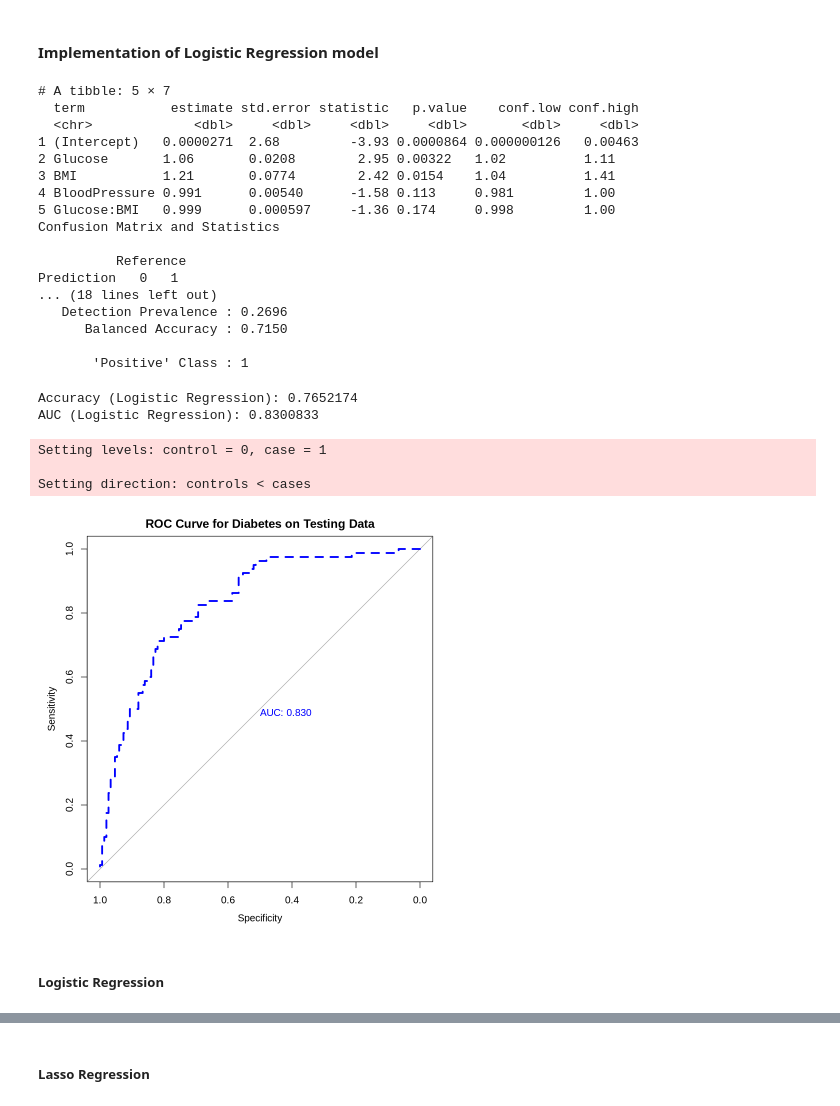
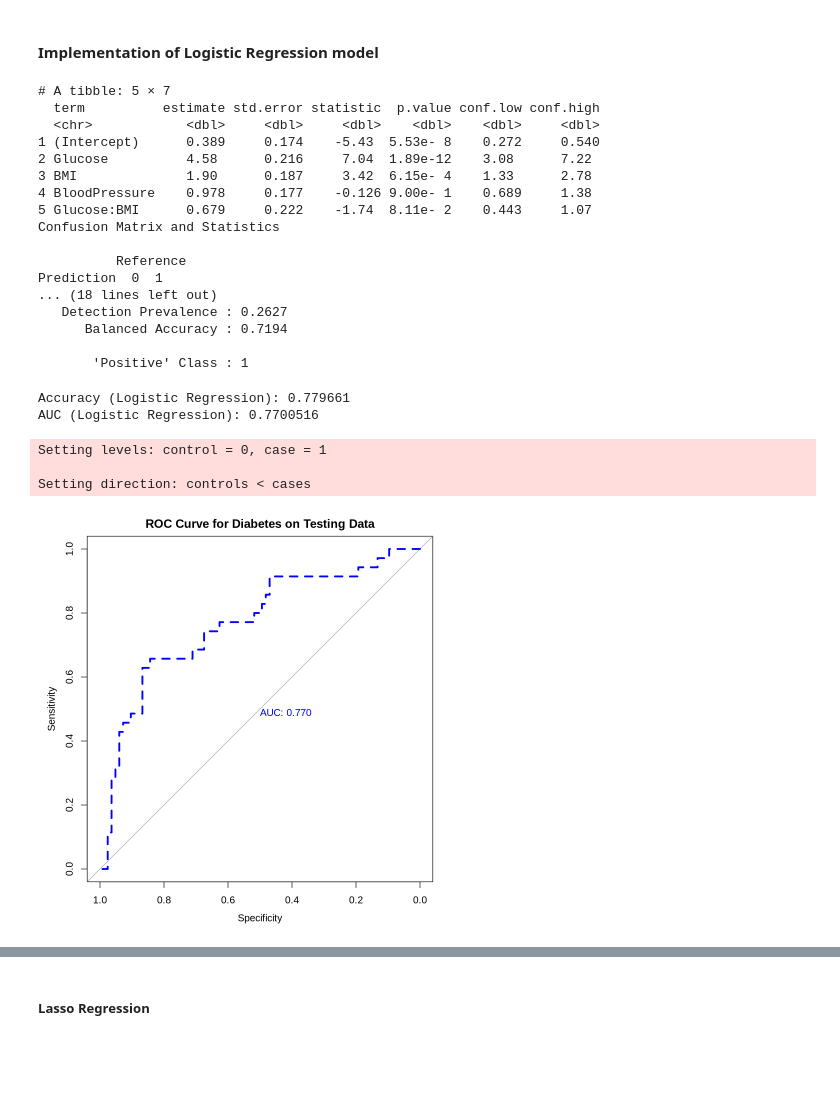
Before and after one commit to yoykyL/STAT301-Final-Report, a Jupyter notebook: Final_Report.ipynb, the cells around one changed output, grey strips where cells are left out. Cells and saved outputs as stored; diff of their text form; code cells hidden in the pictures; blank space fills up the shorter version.

```diff
--- a/Final_Report.ipynb
+++ b/Final_Report.ipynb
@@ -388,85 +392,76 @@ Prediction  0  1
 # %% [markdown]
 #### Implementation of Logistic Regression model
 # %%
-# Main Developer: Chris
+# Main Developer: Christopher Mok
 
 # Convert "Outcome" to a factor to differentiate between categories
 diabetes_data$Outcome <- as.factor(diabetes_data$Outcome)
 
-# Split data into training and testing sets
-set.seed(123)
-train_index <- createDataPartition(diabetes_data$Outcome, p = 0.7, list = FALSE)
-train_data <- diabetes_data[train_index, ]
-test_data <- diabetes_data[-train_index, ]
-
 # Estimation: Fit logistic regression model
-log_model <- glm(Outcome ~ Glucose + BMI + BloodPressure + Glucose:BMI, data = train_data, family = "binomial")
+log_model <- glm(Outcome ~ Glucose + BMI + BloodPressure + Glucose:BMI, data = diabetes_train, family = "binomial")
 
 # Inference: Summarize model results with odds ratios and confidence intervals
 model_summary <- tidy(log_model, exponentiate = TRUE, conf.int = TRUE)
 print(model_summary)
 
 # Prediction: Predict outcomes on test data
-pred_probs <- predict(log_model, newdata = test_data, type = "response")
+pred_probs <- predict(log_model, newdata = diabetes_test, type = "response")
 pred_classes <- ifelse(pred_probs > 0.5, 1, 0)
 
 # Create confusion matrix
-conf_matrix <- confusionMatrix(as.factor(pred_classes), as.factor(test_data$Outcome), positive = "1")
+conf_matrix <- confusionMatrix(as.factor(pred_classes), as.factor(diabetes_test$Outcome), positive = "1")
 print(conf_matrix)
 # %% [output]
 # A tibble: 5 × 7
-  term           estimate std.error statistic   p.value    conf.low conf.high
-  <chr>             <dbl>     <dbl>     <dbl>     <dbl>       <dbl>     <dbl>
-1 (Intercept)   0.0000271  2.68         -3.93 0.0000864 0.000000126   0.00463
-2 Glucose       1.06       0.0208        2.95 0.00322   1.02          1.11
-3 BMI           1.21       0.0774        2.42 0.0154    1.04          1.41
-4 BloodPressure 0.991      0.00540      -1.58 0.113     0.981         1.00
-5 Glucose:BMI   0.999      0.000597     -1.36 0.174     0.998         1.00
+  term          estimate std.error statistic  p.value conf.low conf.high
+  <chr>            <dbl>     <dbl>     <dbl>    <dbl>    <dbl>     <dbl>
+1 (Intercept)      0.389     0.174    -5.43  5.53e- 8    0.272     0.540
+2 Glucose          4.58      0.216     7.04  1.89e-12    3.08      7.22
+3 BMI              1.90      0.187     3.42  6.15e- 4    1.33      2.78
+4 BloodPressure    0.978     0.177    -0.126 9.00e- 1    0.689     1.38
+5 Glucose:BMI      0.679     0.222    -1.74  8.11e- 2    0.443     1.07
 Confusion Matrix and Statistics
 
           Reference
-Prediction   0   1
+Prediction  0  1
 ... (18 lines left out)
-   Detection Prevalence : 0.2696
-      Balanced Accuracy : 0.7150
+   Detection Prevalence : 0.2627
+      Balanced Accuracy : 0.7194
 
        'Positive' Class : 1
 # %%
-# Main Developer: Chris
+# Main Developer: Christopher Mok
 
 # Accuracy
 accuracy <- conf_matrix$overall["Accuracy"]
 cat("Accuracy (Logistic Regression):", accuracy, "\n")
 
 # AUC Calculation for Logistic Regression
-library(ROCR)
-log_roc_pred <- prediction(pred_probs, test_data$Outcome)
+log_roc_pred <- prediction(pred_probs, diabetes_test$Outcome)
 log_roc_perf <- performance(log_roc_pred, measure = "tpr", x.measure = "fpr")
 auc_log <- performance(log_roc_pred, measure = "auc")@y.values[[1]]
 cat("AUC (Logistic Regression):", auc_log, "\n")
 # %% [output]
-Accuracy (Logistic Regression): 0.7652174
-AUC (Logistic Regression): 0.8300833
+Accuracy (Logistic Regression): 0.779661
+AUC (Logistic Regression): 0.7700516
 # %%
-# Main Developer: Chris
+# Main Developer: Christopher Mok
 
 # ROC curve
 ROC_full_log_test <- roc(
-  response = test_data$Outcome,
+  response = diabetes_test$Outcome,
   predictor = pred_probs
 )
 plot(
   ROC_full_log_test,
   print.auc = TRUE,
   col = "blue",
   lwd = 3,
   lty = 2,
   main = "ROC Curve for Diabetes on Testing Data"
 )
 # %% [output]
 Setting levels: control = 0, case = 1
 
 Setting direction: controls < cases
-[figure, old version]
+[figure, new version]
-# %% [markdown]
-##### Logistic Regression
```
Also changed, not shown: parts of 13 cells of this notebook.
